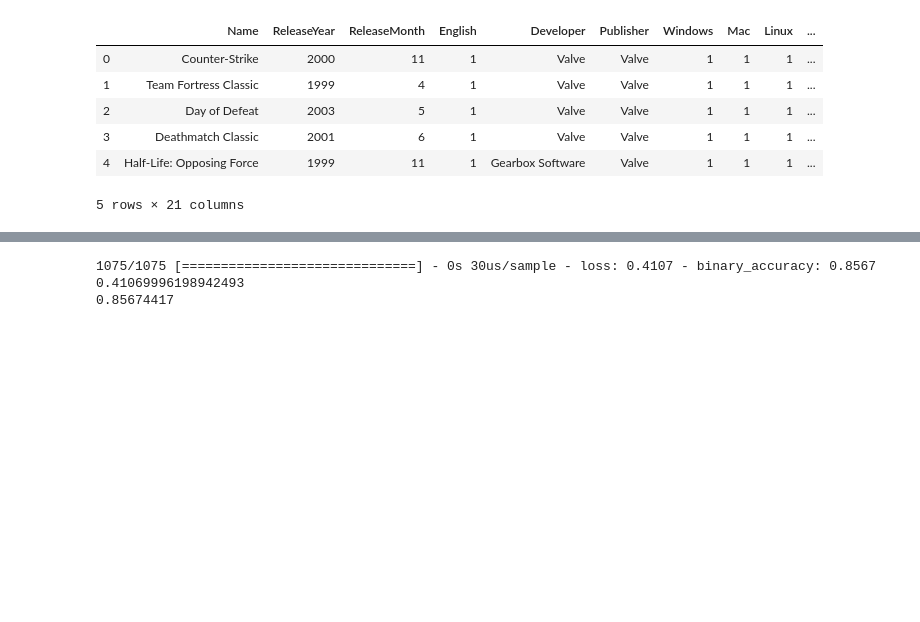
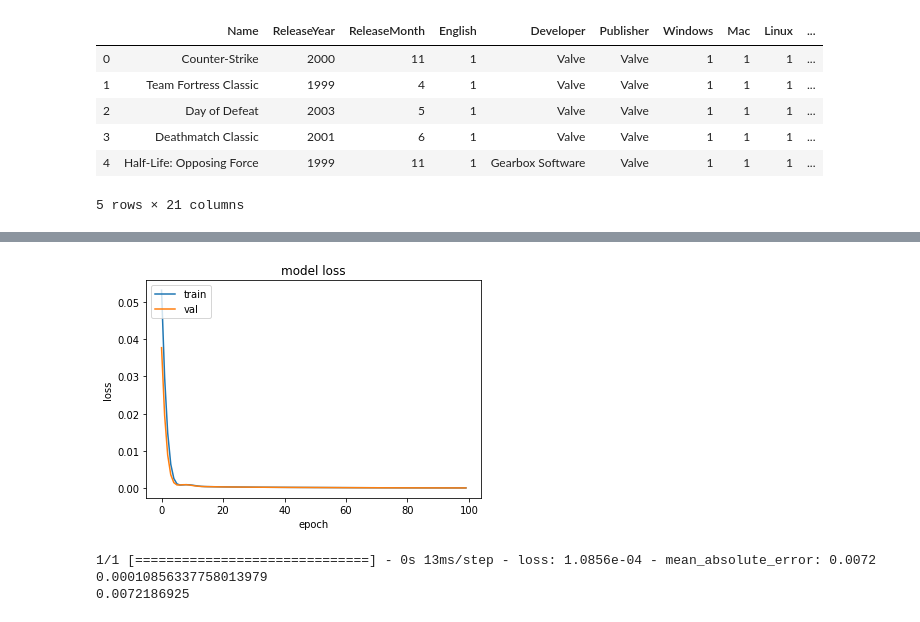
Before and after one commit to acpedersen/Project-2---Steam-Game-Rating-Predictions, a Jupyter notebook: SteamGames.ipynb, the cells around one changed output, grey strips where cells are left out. Saved outputs shown, nothing was run; the diff lists cells and outputs as text; code cells hidden in the pictures; blank space fills up the shorter version.

```diff
--- a/SteamGames.ipynb
+++ b/SteamGames.ipynb
@@ -241,8 +347,18 @@ ValueError: When using data tensors as input to a model, you should specify the
+# %%
+plt.plot(hist2.history['loss'])
+plt.plot(hist2.history['val_loss'])
+plt.title('model loss')
+plt.ylabel('loss')
+plt.xlabel('epoch')
+plt.legend(['train', 'val'], loc='upper left')
+plt.show()
+# %% [output]
+[figure, added]
 # %%
-val_loss, val_acc = model.evaluate(X_test, y_test)
+val_loss, val_acc = model2.evaluate(X_test, y2_test, steps=1)
 print(val_loss)
 print(val_acc)
 # %% [output]
-1075/1075 [==============================] - 0s 30us/sample - loss: 0.4107 - binary_accuracy: 0.8567
-0.41069996198942493
-0.85674417
+1/1 [==============================] - 0s 13ms/step - loss: 1.0856e-04 - mean_absolute_error: 0.0072
+0.00010856337758013979
+0.0072186925
```
Also changed, not shown: parts of 26 cells of this notebook.
